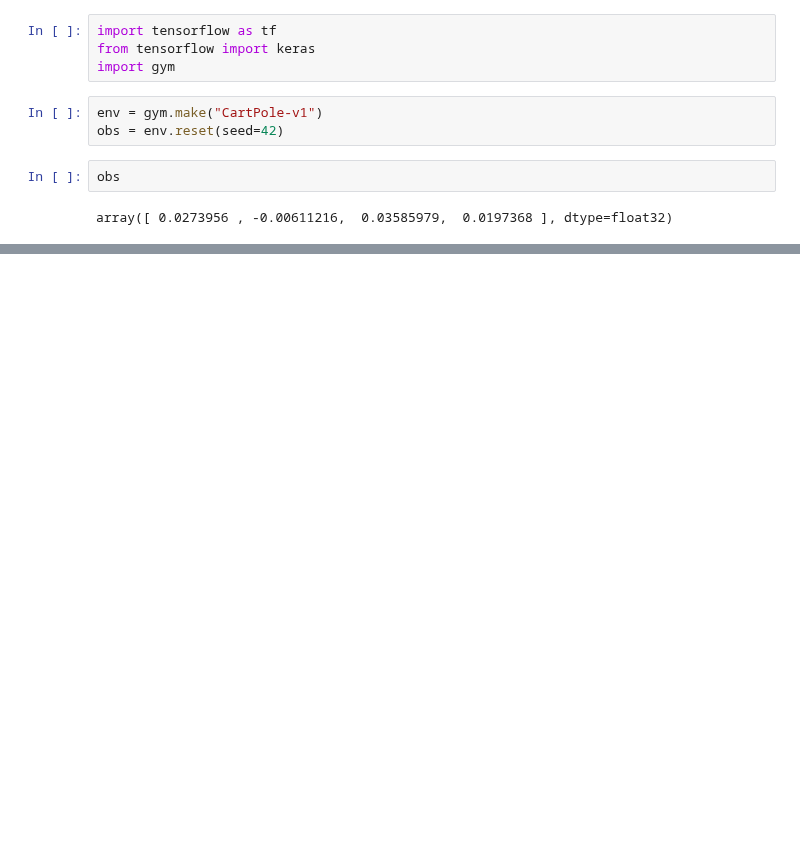
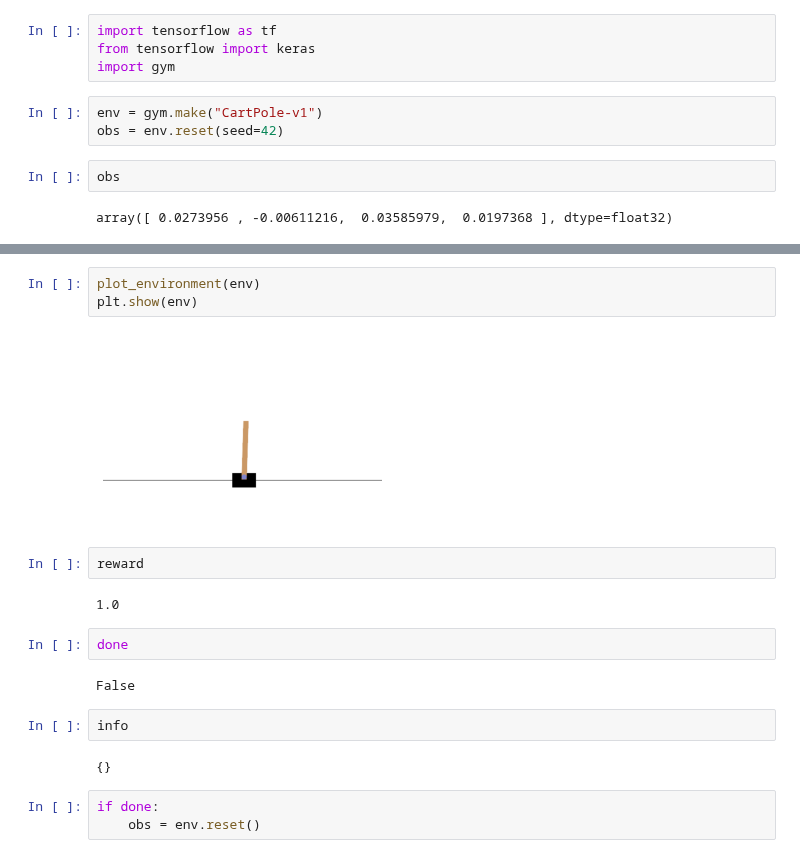
Before and after one commit to ozingmw/Hands-On_ML_Repo, a Jupyter notebook: reinforcement_learning.ipynb, the cells around one changed output, grey strips where cells are left out. Drawn from its saved outputs; the diff is of its cells as text; blank space fills up the shorter version.

```diff
--- a/reinforcement_learning.ipynb
+++ b/reinforcement_learning.ipynb
@@ -19,0 +42,20 @@ FileNotFoundError: [WinError 2] 지정된 파일을 찾을 수 없습니다
+# %%
+plot_environment(env)
+plt.show(env)
+# %% [output]
+[figure, added]
+# %%
+reward
+# %% [output]
+1.0
+# %%
+done
+# %% [output]
+False
+# %%
+info
+# %% [output]
+{}
+# %%
+if done:
+    obs = env.reset()
```
Also changed, not shown: parts of 17 cells of this notebook.
